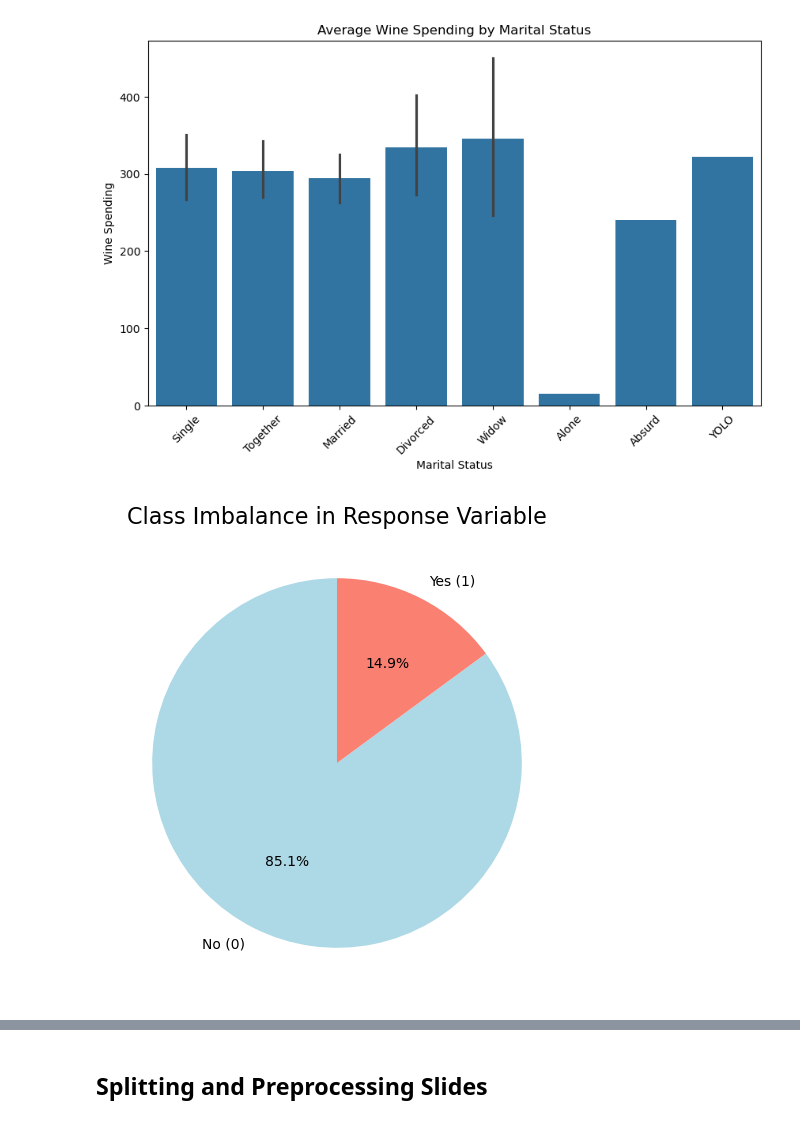
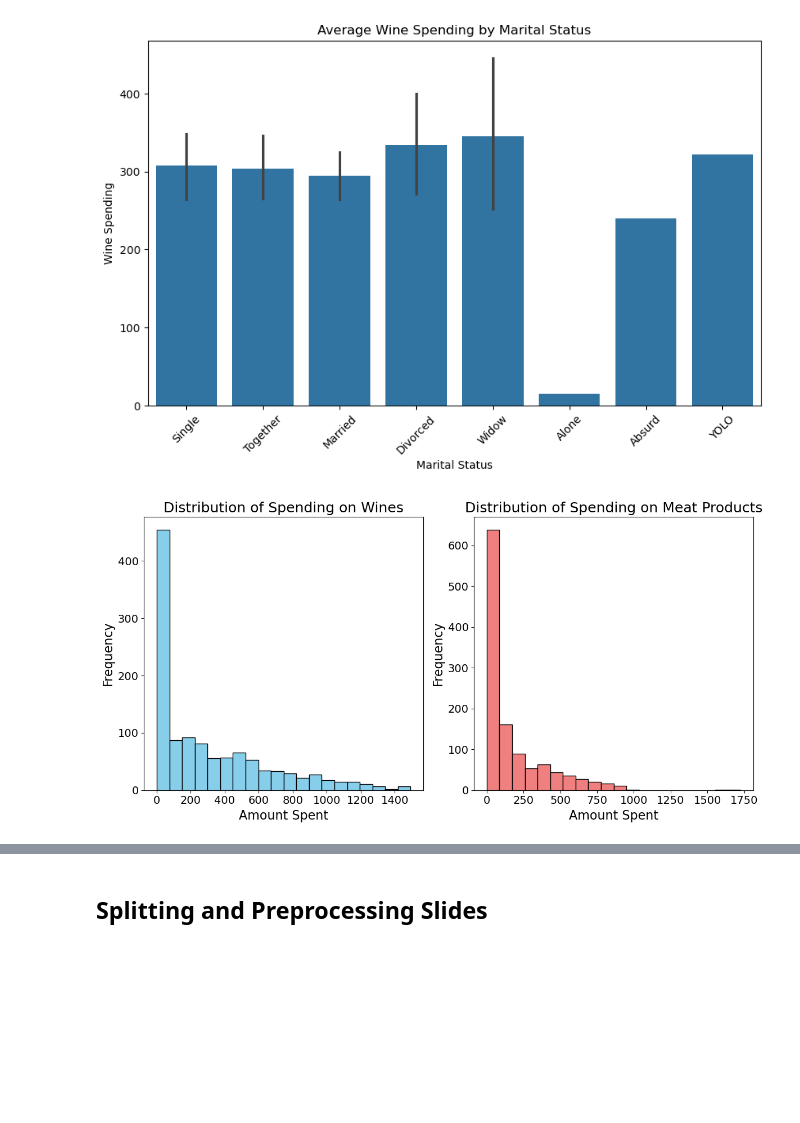
Before and after one commit to adelezhangyi/DATA-1030-Project, a Jupyter notebook: Project.ipynb, the cells around one changed output, grey strips where cells are left out. Cells and saved outputs as stored; diff of their text form; code cells hidden in the pictures; blank space fills up the shorter version.

```diff
--- a/Project.ipynb
+++ b/Project.ipynb
@@ -318,16 +313,29 @@ plt.xticks(rotation=45)
 plt.show()
 # %% [output]
 [figure]
-# %%
-import matplotlib.pyplot as plt
-
-# Count the response variable
-response_counts = df['Response'].value_counts()
-
-# Create a pie chart
-plt.figure(figsize=(8, 6))
-plt.pie(response_counts, labels=['No (0)', 'Yes (1)'], autopct='%1.1f%%', startangle=90, colors=['lightblue', 'salmon'])
-plt.title('Class Imbalance in Response Variable', fontsize = 16)
-plt.show()
-# %% [output]
-[figure, removed]
+# %%
+# Plot spending distribution for Wines and Meat Products with larger fonts
+plt.figure(figsize=(12, 6))
+
+# Distribution of Spending on Wines
+plt.subplot(1, 2, 1)
+plt.hist(df['MntWines'], bins=20, color='skyblue', edgecolor='black')
+plt.title('Distribution of Spending on Wines', fontsize=18)
+plt.xlabel('Amount Spent', fontsize=16)
+plt.ylabel('Frequency', fontsize=16)
+plt.xticks(fontsize=14)
+plt.yticks(fontsize=14)
+
+# Distribution of Spending on Meat Products
+plt.subplot(1, 2, 2)
+plt.hist(df['MntMeatProducts'], bins=20, color='lightcoral', edgecolor='black')
+plt.title('Distribution of Spending on Meat Products', fontsize=18)
+plt.xlabel('Amount Spent', fontsize=16)
+plt.ylabel('Frequency', fontsize=16)
+plt.xticks(fontsize=14)
+plt.yticks(fontsize=14)
+
+plt.tight_layout()
+plt.show()
+# %% [output]
+[figure, added]
```
Also changed, not shown: parts of 15 cells of this notebook, 1 other file.
